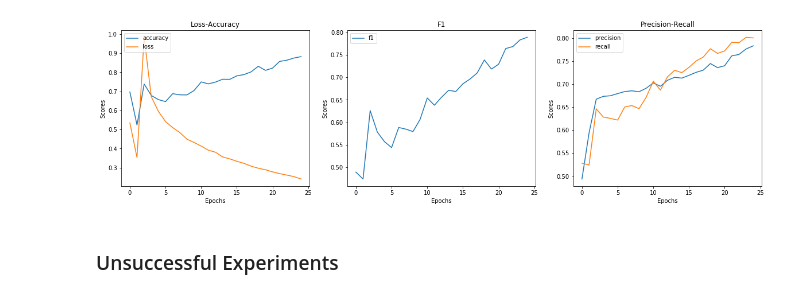
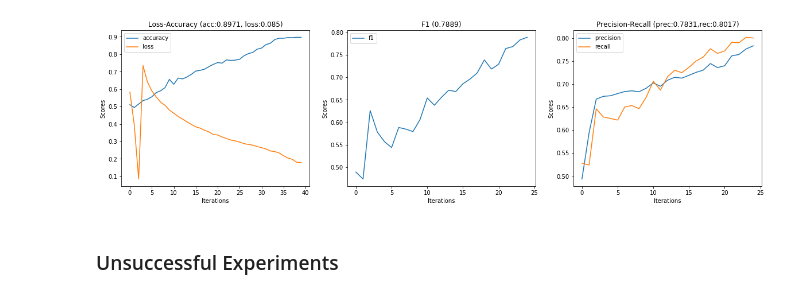
Before and after one commit to rmajumder/266finalproject, a Jupyter notebook: results/results_visualization.ipynb, the cells around one changed output. Cells and saved outputs as stored; diff of their text form; code cells hidden in the pictures.

```diff
--- a/results/results_visualization.ipynb
+++ b/results/results_visualization.ipynb
@@ -107,7 +123,8 @@ def draw_line_graph_acc_loss_f1(acc, loss, prec, recal, f1, ylabel, xlabel):
 
     plt.plot(acc)
     plt.plot(loss)
-    plt.title('Loss-Accuracy')
+    plt.title('Loss-Accuracy (acc:' + str(round(max(acc), 4)) +
+              ', loss:' + str(round(min(loss), 4)) + ')')
     plt.legend(['accuracy', 'loss'], loc='upper left')
 
     plt.ylabel(ylabel)
@@ -116,7 +133,7 @@ def draw_line_graph_acc_loss_f1(acc, loss, prec, recal, f1, ylabel, xlabel):
     plt.subplot(132)
 
     plt.plot(f1)
-    plt.title('F1')
+    plt.title('F1 (' + str(round(max(f1), 4)) + ')')
     plt.legend(['f1'], loc='upper left')
 
     plt.ylabel(ylabel)
@@ -127,7 +144,8 @@ def draw_line_graph_acc_loss_f1(acc, loss, prec, recal, f1, ylabel, xlabel):
     plt.plot(prec)
     plt.plot(recal)
 
-    plt.title('Precision-Recall')
+    plt.title('Precision-Recall (prec:' + str(round(max(prec), 4)) +
+              ',rec:' + str(round(max(recal), 4)) + ')')
 
     plt.legend(['precision', 'recall'], loc='upper left')
 
@@ -137,18 +155,18 @@ def draw_line_graph_acc_loss_f1(acc, loss, prec, recal, f1, ylabel, xlabel):
     plt.show()
 # %%
 
-test_accuracies, test_max_acc = get_raw_200_xavier_max('test_acc')
-train_loss, train_loss_max = get_raw_200_xavier_max('loss')
+test_accuracies, test_max_acc = get_pos_200_40Iter_max('test_acc')
+train_loss, train_loss_max = get_pos_200_40Iter_max('loss')
 train_f1, train_f1_max = get_raw_200_xavier_max('test_f1')
 train_prec, train_prec_max = get_raw_200_xavier_max('test_prec')
 train_recall, train_recall_max = get_raw_200_xavier_max('test_recall')
 
 train_loss[0] = [x / 10 for x in train_loss[0]]
 
 draw_line_graph_acc_loss_f1(test_accuracies[0], train_loss[0], train_prec[0], train_recall[0],
-                            train_f1[0], 'Scores', 'Epochs')
+                            train_f1[0], 'Scores', 'Iterations')
 # %% [output]
-[figure, old version]
+[figure, new version]
 # %% [markdown]
 ### Unsuccessful Experiments
 # %%
```
Also changed, not shown: parts of 4 cells of this notebook, 53 other files.
